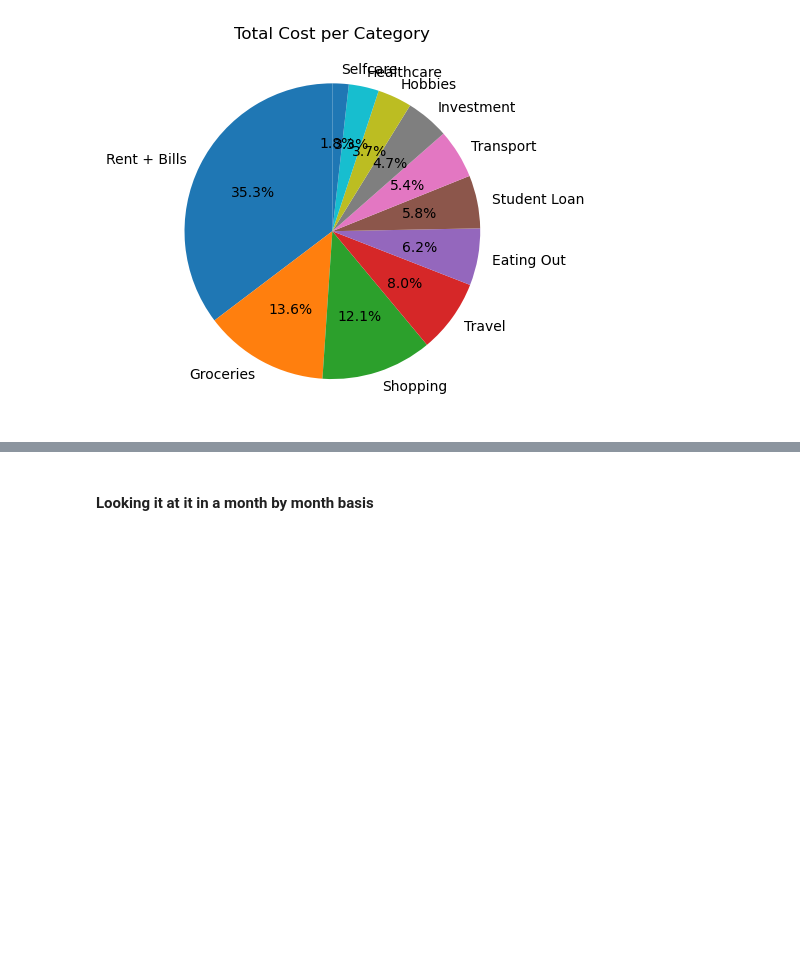
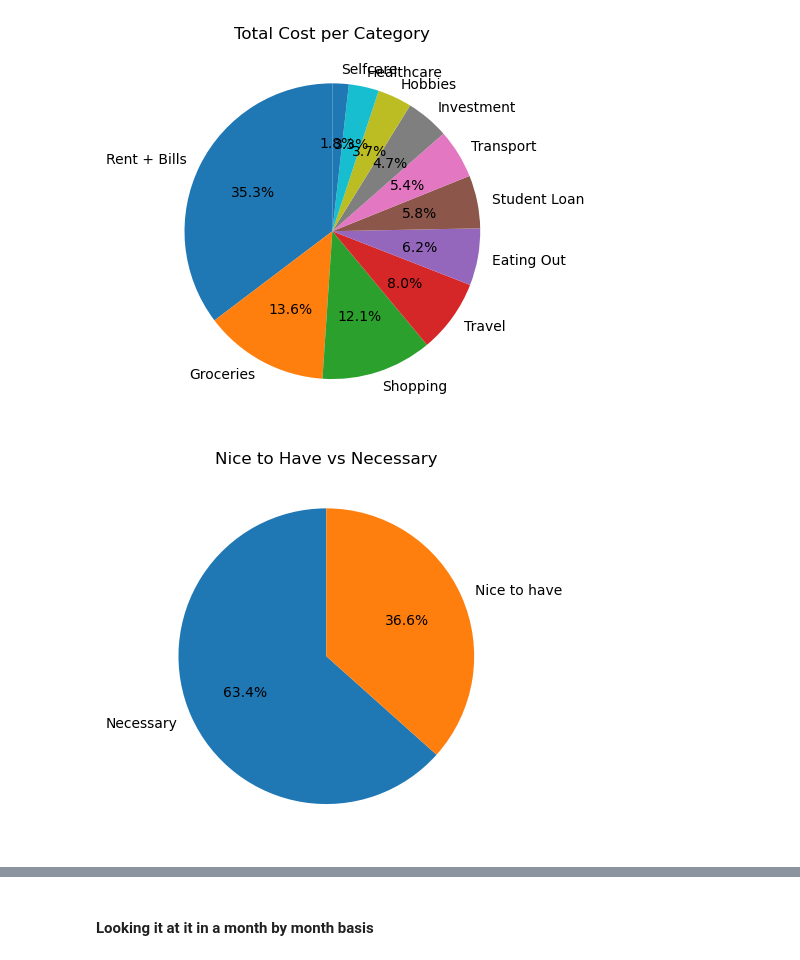
Before and after one commit to TechLabs-Berlin/wt23-sesame, a Jupyter notebook: notebooks/01 - Storytelling.ipynb, the cells around one changed output, grey strips where cells are left out. Saved outputs shown, nothing was run; the diff lists cells and outputs as text; code cells hidden in the pictures; blank space fills up the shorter version.

Commit message:
Adding visualisations

```diff
--- a/notebooks/01 - Storytelling.ipynb
+++ b/notebooks/01 - Storytelling.ipynb
@@ -257,3 +261,7 @@ Hobbies          385.98
 Healthcare       340.05
 Selfcare         184.17
 Name: Cost, dtype: float64
+# %%
+# Calculate the total cost for each category
+type_costs = df01.groupby('Type')['Cost'].sum().round(2).sort_values(ascending=False)
+type_costs
@@ -275,3 +297,7 @@ Hobbies          3.74
 Healthcare       3.29
 Selfcare         1.78
 Name: Cost, dtype: float64
+# %%
+# Calculate the percentage of the cost for each type
+type_percentages = ((type_costs / type_costs.sum()) * 100).round(2)
+type_percentages
@@ -304,3 +344,15 @@ ax.set_title('Total Cost per Category')
 plt.show()
 # %% [output]
 [figure]
+# %%
+# Create a pie chart of the percentage of the Nice to Have vs Necessary
+fig, ax = plt.subplots()
+ax.pie(type_percentages, labels=type_percentages.index, autopct='%1.1f%%', startangle=90)
+
+# Set the title
+ax.set_title('Nice to Have vs Necessary')
+
+# Show the plot
+plt.show()
+# %% [output]
+[figure, added]
```
Also changed, not shown: parts of 7 cells of this notebook.
